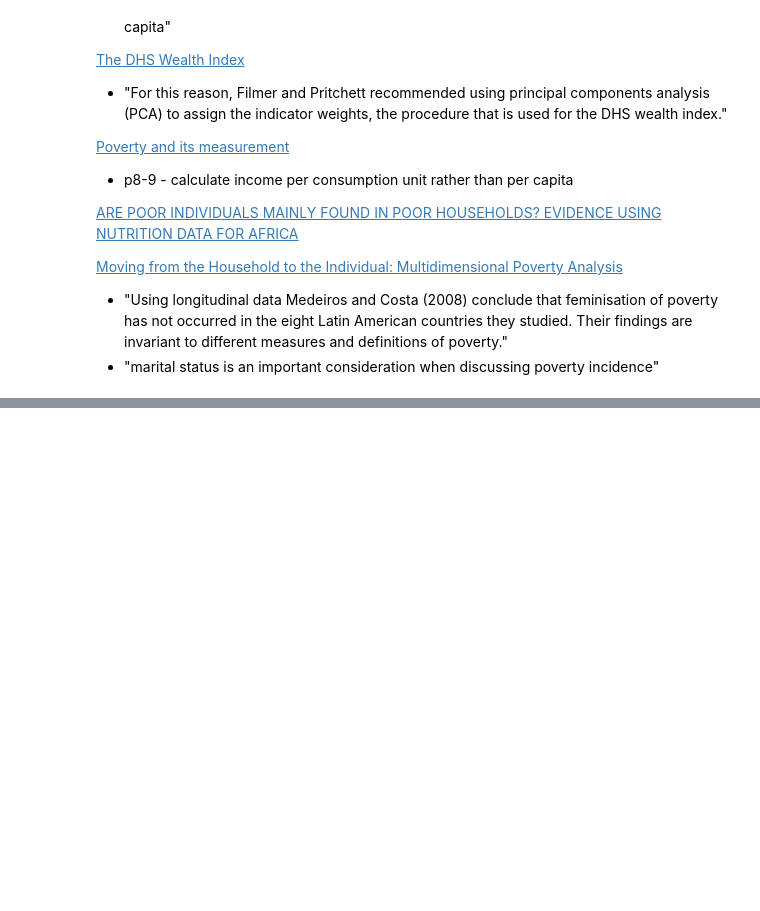
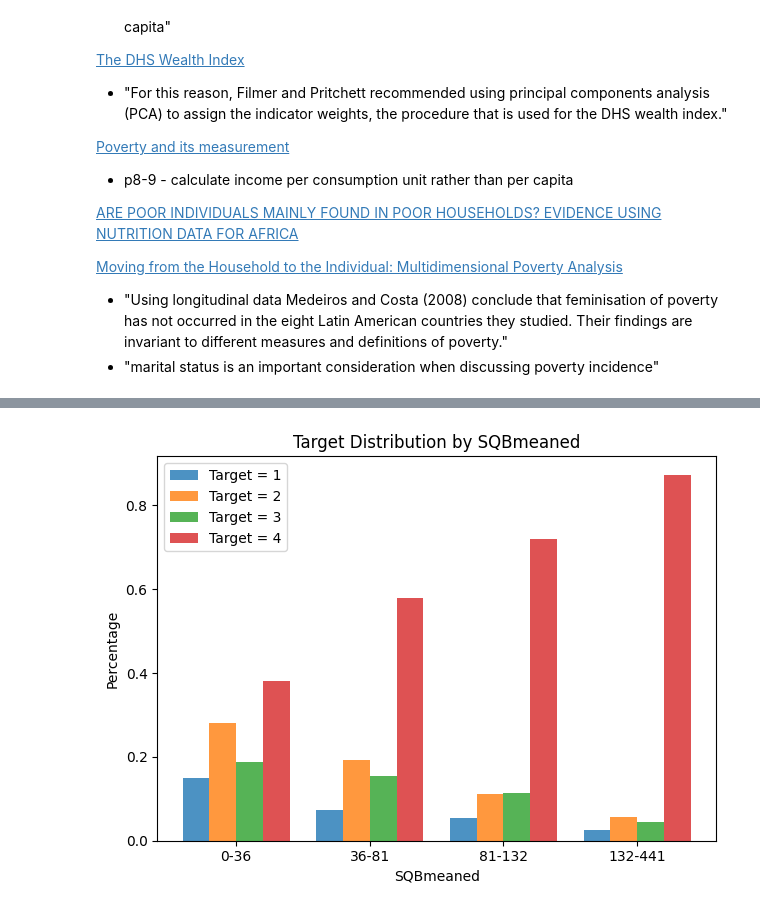
Before and after one commit to andrewjtdunn/Costa-Rican-Household-Poverty-Level-Prediction, a Jupyter notebook: exploratory_analysis.ipynb, the cells around one changed output, grey strips where cells are left out. Cells and saved outputs as stored; diff of their text form; code cells hidden in the pictures; blank space fills up the shorter version.

```diff
--- a/exploratory_analysis.ipynb
+++ b/exploratory_analysis.ipynb
@@ -304,0 +474,4 @@ results_df.to_csv('regression_results.csv', index=False)
+# %%
+plot_continuous(df, 'SQBmeaned', 'Target', cutoff=441)
+# %% [output]
+[figure, added]
```
Also changed, not shown: parts of 29 cells of this notebook.
